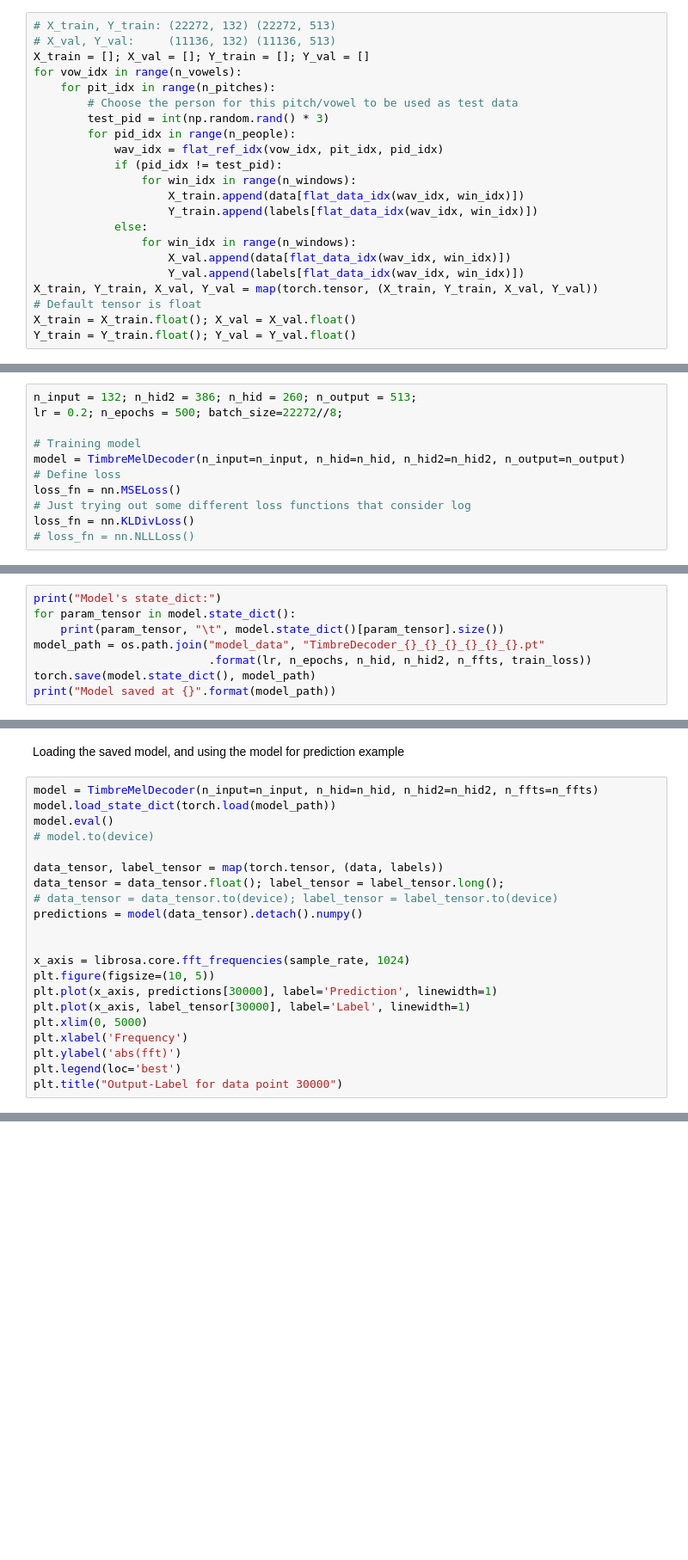
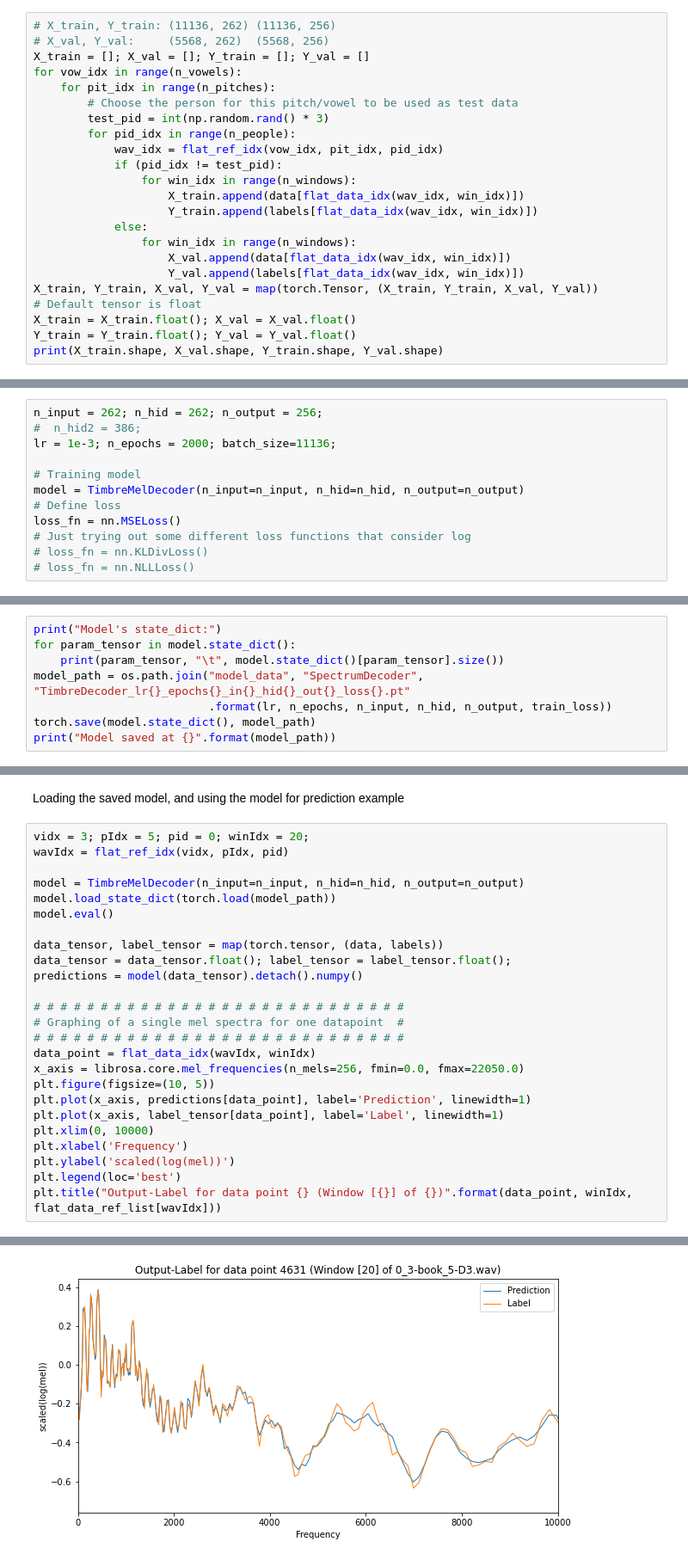
Before and after one commit to zioul123/VocalPitchModulator, a Jupyter notebook: Timbre And Spectrum Decoder.ipynb, the cells around one changed output, grey strips where cells are left out. Shown at 86% size. Saved outputs shown, nothing was run; the diff lists cells and outputs as text; blank space fills up the shorter version.

```diff
--- a/Timbre And Spectrum Decoder.ipynb
+++ b/Timbre And Spectrum Decoder.ipynb
@@ -288,6 +230,6 @@ Second method **(recommended)**: 1 person from each wav will be the test data
 # %%
-# X_train, Y_train: (22272, 132) (22272, 513)
-# X_val, Y_val:     (11136, 132) (11136, 513)
+# X_train, Y_train: (11136, 262) (11136, 256)
+# X_val, Y_val:     (5568, 262)  (5568, 256)
 X_train = []; X_val = []; Y_train = []; Y_val = []
 for vow_idx in range(n_vowels):
     for pit_idx in range(n_pitches):
@@ -303,7 +245,8 @@ for vow_idx in range(n_vowels):
                 for win_idx in range(n_windows):
                     X_val.append(data[flat_data_idx(wav_idx, win_idx)])
                     Y_val.append(labels[flat_data_idx(wav_idx, win_idx)])
-X_train, Y_train, X_val, Y_val = map(torch.tensor, (X_train, Y_train, X_val, Y_val))
+X_train, Y_train, X_val, Y_val = map(torch.Tensor, (X_train, Y_train, X_val, Y_val))
 # Default tensor is float
 X_train = X_train.float(); X_val = X_val.float()
 Y_train = Y_train.float(); Y_val = Y_val.float()
+print(X_train.shape, X_val.shape, Y_train.shape, Y_val.shape)
@@ -312,15 +257,16 @@ Y_train = Y_train.float(); Y_val = Y_val.float()
 
 This takes a timbre vector and mel spectrum, and tries to recreate the original FFT.
 # %%
-n_input = 132; n_hid2 = 386; n_hid = 260; n_output = 513;
-lr = 0.2; n_epochs = 500; batch_size=22272//8;
+n_input = 262; n_hid = 262; n_output = 256;
+#  n_hid2 = 386;
+lr = 1e-3; n_epochs = 2000; batch_size=11136;
 
 # Training model
-model = TimbreMelDecoder(n_input=n_input, n_hid=n_hid, n_hid2=n_hid2, n_output=n_output)
+model = TimbreMelDecoder(n_input=n_input, n_hid=n_hid, n_output=n_output)
 # Define loss
 loss_fn = nn.MSELoss()
 # Just trying out some different loss functions that consider log
-loss_fn = nn.KLDivLoss()
+# loss_fn = nn.KLDivLoss()
 # loss_fn = nn.NLLLoss()
 # %%
 print("GPU Available" if torch.cuda.is_available() else "GPU Not available")
@@ -352,7 +306,7 @@ Saving the model
 print("Model's state_dict:")
 for param_tensor in model.state_dict():
     print(param_tensor, "\t", model.state_dict()[param_tensor].size())
-model_path = os.path.join("model_data", "TimbreDecoder_{}_{}_{}_{}_{}_{}.pt"
-                          .format(lr, n_epochs, n_hid, n_hid2, n_ffts, train_loss))
+model_path = os.path.join("model_data", "SpectrumDecoder", "TimbreDecoder_lr{}_epochs{}_in{}_hid{}_out{}_loss{}.pt"
+                          .format(lr, n_epochs, n_input, n_hid, n_output, train_loss))
 torch.save(model.state_dict(), model_path)
 print("Model saved at {}".format(model_path))
@@ -359,23 +324,28 @@ print("Model saved at {}".format(model_path))
 # %% [markdown]
 Loading the saved model, and using the model for prediction example
 # %%
-model = TimbreMelDecoder(n_input=n_input, n_hid=n_hid, n_hid2=n_hid2, n_ffts=n_ffts)
+vidx = 3; pIdx = 5; pid = 0; winIdx = 20;
+wavIdx = flat_ref_idx(vidx, pIdx, pid)
+
+model = TimbreMelDecoder(n_input=n_input, n_hid=n_hid, n_output=n_output)
 model.load_state_dict(torch.load(model_path))
 model.eval()
-# model.to(device)
 
 data_tensor, label_tensor = map(torch.tensor, (data, labels))
-data_tensor = data_tensor.float(); label_tensor = label_tensor.long();
-# data_tensor = data_tensor.to(device); label_tensor = label_tensor.to(device)
+data_tensor = data_tensor.float(); label_tensor = label_tensor.float();
 predictions = model(data_tensor).detach().numpy()
 
-
-x_axis = librosa.core.fft_frequencies(sample_rate, 1024)
+# # # # # # # # # # # # # # # # # # # # # # # # # # # #
+# Graphing of a single mel spectra for one datapoint  #
+# # # # # # # # # # # # # # # # # # # # # # # # # # # #
+data_point = flat_data_idx(wavIdx, winIdx)
+x_axis = librosa.core.mel_frequencies(n_mels=256, fmin=0.0, fmax=22050.0)
 plt.figure(figsize=(10, 5))
-plt.plot(x_axis, predictions[30000], label='Prediction', linewidth=1)
-plt.plot(x_axis, label_tensor[30000], label='Label', linewidth=1)
-plt.xlim(0, 5000)
+plt.plot(x_axis, predictions[data_point], label='Prediction', linewidth=1)
+plt.plot(x_axis, label_tensor[data_point], label='Label', linewidth=1)
+plt.xlim(0, 10000)
 plt.xlabel('Frequency')
-plt.ylabel('abs(fft)')
+plt.ylabel('scaled(log(mel))')
 plt.legend(loc='best')
-plt.title("Output-Label for data point 30000")
+plt.title("Output-Label for data point {} (Window [{}] of {})".format(data_point, winIdx, flat_data_ref_list[wavIdx]))
+# %% [output]
@@ -381,0 +353 @@ plt.title("Output-Label for data point 30000")
+[figure, added]
```
Also changed, not shown: parts of 24 cells of this notebook, 2 other files.
